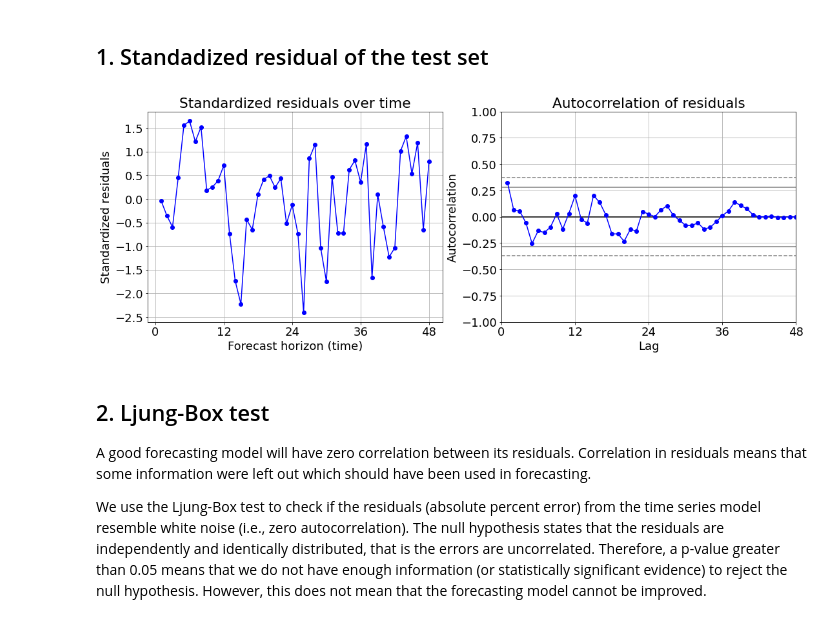
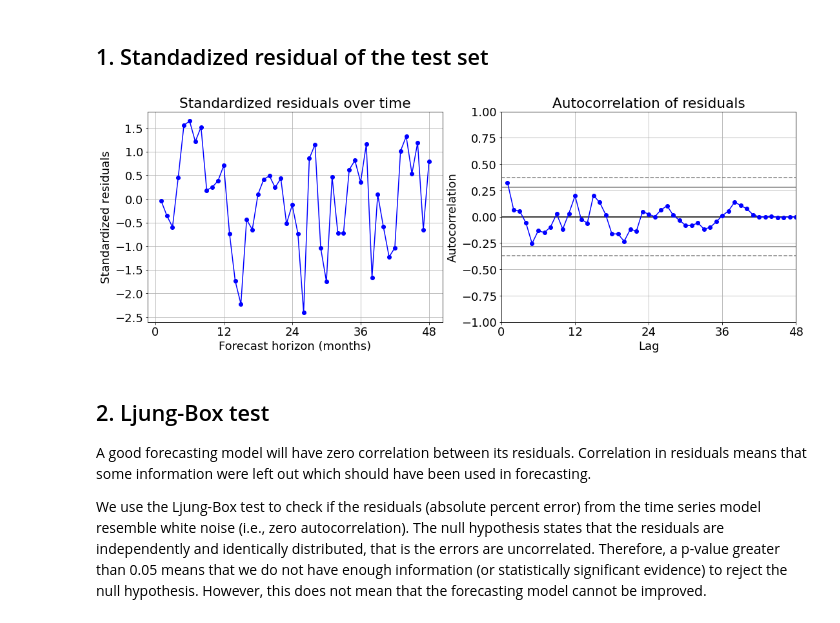
Before and after one commit to Owerre/Time-Series-Forecasting, a Jupyter notebook: fatality-forecast/notebooks/03-auto_arima.ipynb, the cells around one changed output. Drawn from its saved outputs; the diff is of its cells as text; code cells hidden in the pictures.

```diff
--- a/fatality-forecast/notebooks/03-auto_arima.ipynb
+++ b/fatality-forecast/notebooks/03-auto_arima.ipynb
@@ -209,25 +209,25 @@ plt.show()
 # %%
 plt.figure(figsize = (18,6))
 residual = y_test-results['y_pred']
 rstandard = (residual-np.mean(residual))/np.std(residual)
 ape = np.abs(residual)*100/np.abs(y_test)
 
 plt.subplot(121)
 plt.plot(range(1,len(rstandard)+1), rstandard, color = 'b', marker = 'o')
 plt.grid(True)
-plt.xlabel('Forecast horizon (time)')
+plt.xlabel('Forecast horizon (months)')
 plt.ylabel('Standardized residuals')
 plt.xticks(np.arange(0,len(rstandard)+1,12))
 plt.title('Standardized residuals over time')
 
 plt.subplot(122)
 pd.plotting.autocorrelation_plot(pd.Series(residual), color = 'b', marker = 'o')
 plt.title('Autocorrelation of residuals')
 plt.xticks(np.arange(0,len(residual)+1,12))
 plt.savefig('../images/figdi.png')
 plt.show()
 # %% [output]
-[figure, old version]
+[figure, new version]
 # %% [markdown]
 ## 2. Ljung-Box test
 
```
Also changed, not shown: 4 other files.
